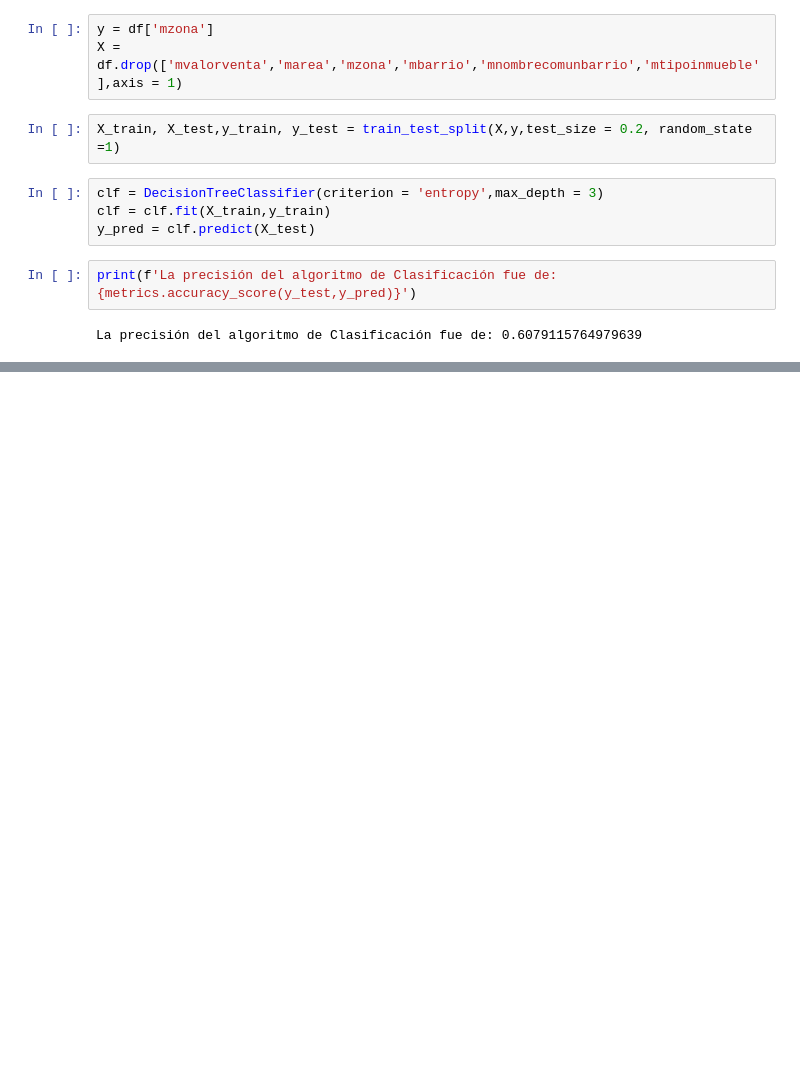
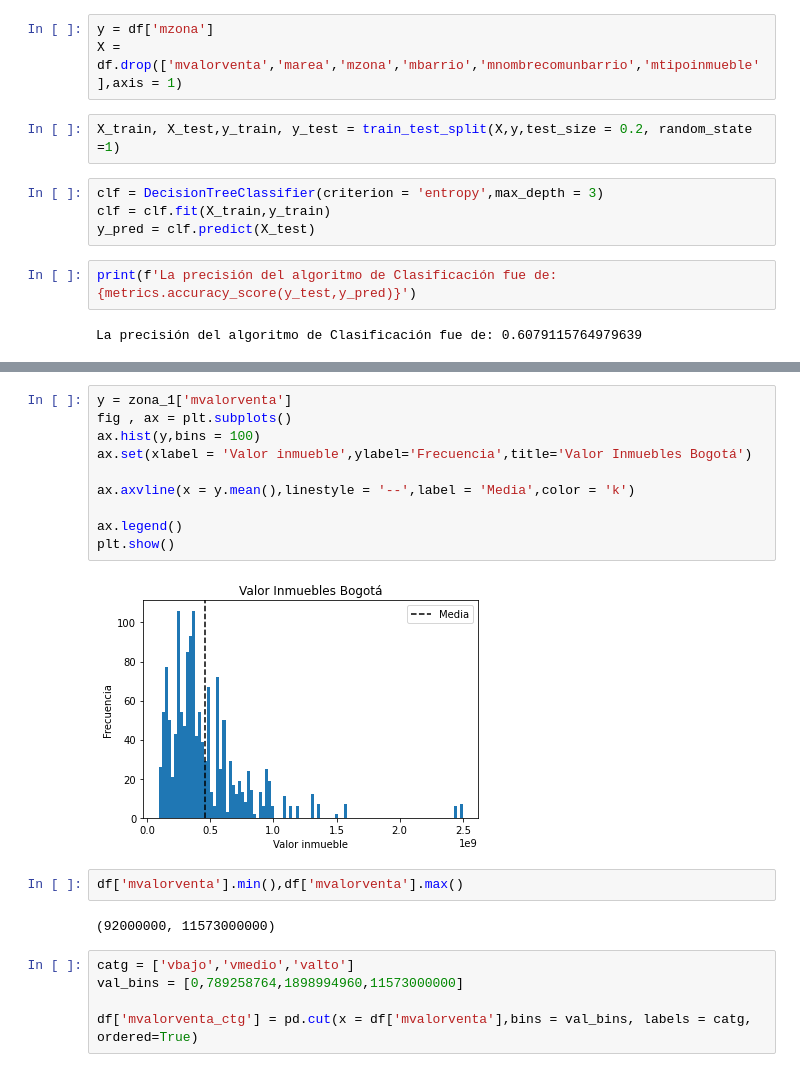
Before and after one commit to frluenga/House_Price_BOG_DScience, a Jupyter notebook: Practice_House_Price.ipynb, the cells around one changed output, grey strips where cells are left out. Cells and saved outputs as stored; diff of their text form; blank space fills up the shorter version.

```diff
--- a/Practice_House_Price.ipynb
+++ b/Practice_House_Price.ipynb
@@ -366,0 +366,21 @@ sns.pairplot(pd.concat([X, y], axis=1))
+# %%
+y = zona_1['mvalorventa']
+fig , ax = plt.subplots()
+ax.hist(y,bins = 100)
+ax.set(xlabel = 'Valor inmueble',ylabel='Frecuencia',title='Valor Inmuebles Bogotá')
+
+ax.axvline(x = y.mean(),linestyle = '--',label = 'Media',color = 'k')
+
+ax.legend()
+plt.show()
+# %% [output]
+[figure, added]
+# %%
+df['mvalorventa'].min(),df['mvalorventa'].max()
+# %% [output]
+(92000000, 11573000000)
+# %%
+catg = ['vbajo','vmedio','valto']
+val_bins = [0,789258764,1898994960,11573000000]
+
+df['mvalorventa_ctg'] = pd.cut(x = df['mvalorventa'],bins = val_bins, labels = catg, ordered=True)
```
Also changed, not shown: parts of 9 cells of this notebook.
